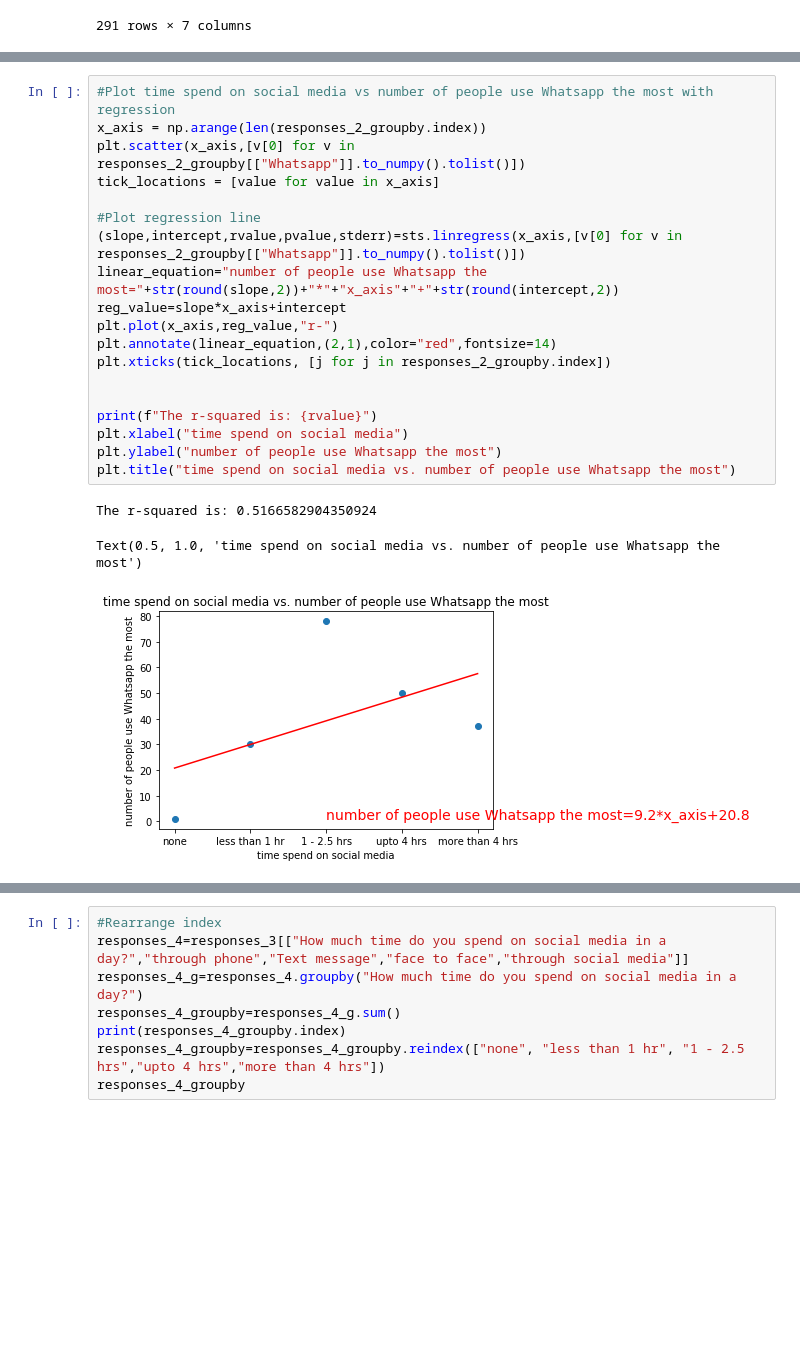
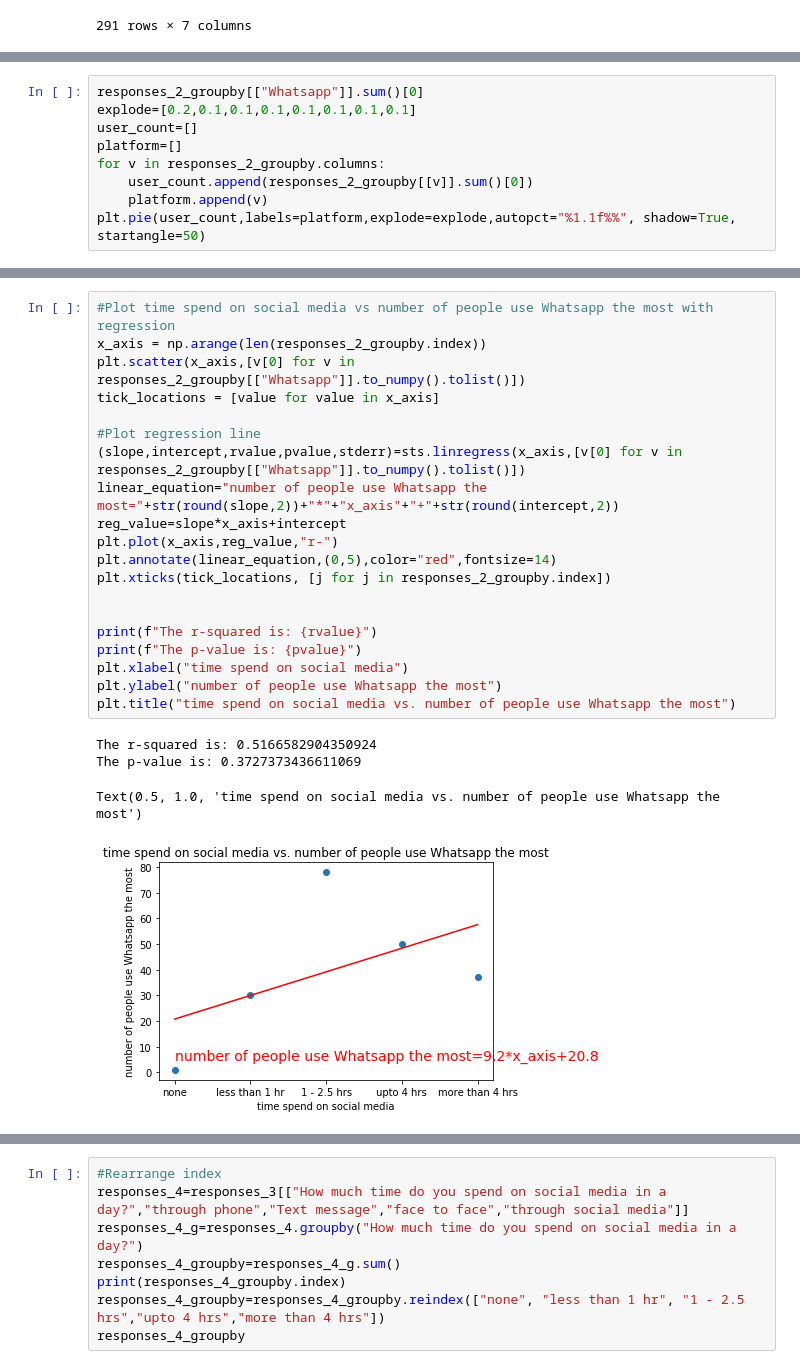
Before and after one commit to stephen823/Group_Project_1-How-Does-Social-Media-Impact-Our-Live, a Jupyter notebook: 002 - Deliverables/Effects_of_Social_Media_Analysis_combined.ipynb, the cells around one changed output, grey strips where cells are left out. Drawn from its saved outputs; the diff is of its cells as text; blank space fills up the shorter version.

```diff
--- a/002 - Deliverables/Effects_of_Social_Media_Analysis_combined.ipynb
+++ b/002 - Deliverables/Effects_of_Social_Media_Analysis_combined.ipynb
@@ -475,3 +475,12 @@ Index(['1 - 2.5 hrs', 'less than 1 hr', 'more than 4 hrs', 'none',
 | 1 - 2.5 hrs | 78 | 32 | 56 | 55 | 12 | 17 | 6 | 1 |
 | upto 4 hrs | 50 | 29 | 44 | 45 | 9 | 11 | 8 | 3 |
 | more than 4 hrs | 37 | 30 | 32 | 32 | 3 | 12 | 5 | 2 |
+# %%
+responses_2_groupby[["Whatsapp"]].sum()[0]
+explode=[0.2,0.1,0.1,0.1,0.1,0.1,0.1,0.1]
+user_count=[]
+platform=[]
+for v in responses_2_groupby.columns:
+    user_count.append(responses_2_groupby[[v]].sum()[0])
+    platform.append(v)
+plt.pie(user_count,labels=platform,explode=explode,autopct="%1.1f%%", shadow=True, startangle=50)
@@ -490,26 +518,28 @@ Text(0.5, 1.0, 'time spend on social media vs. number of people use Whatsapp the
 # %%
 #Plot time spend on social media vs number of people use Whatsapp the most with regression
 x_axis = np.arange(len(responses_2_groupby.index))
 plt.scatter(x_axis,[v[0] for v in responses_2_groupby[["Whatsapp"]].to_numpy().tolist()])
 tick_locations = [value for value in x_axis]
 
 #Plot regression line
 (slope,intercept,rvalue,pvalue,stderr)=sts.linregress(x_axis,[v[0] for v in responses_2_groupby[["Whatsapp"]].to_numpy().tolist()])
 linear_equation="number of people use Whatsapp the most="+str(round(slope,2))+"*"+"x_axis"+"+"+str(round(intercept,2))
 reg_value=slope*x_axis+intercept
 plt.plot(x_axis,reg_value,"r-")
-plt.annotate(linear_equation,(2,1),color="red",fontsize=14)
+plt.annotate(linear_equation,(0,5),color="red",fontsize=14)
 plt.xticks(tick_locations, [j for j in responses_2_groupby.index])
 
 
 print(f"The r-squared is: {rvalue}")
+print(f"The p-value is: {pvalue}")
 plt.xlabel("time spend on social media")
 plt.ylabel("number of people use Whatsapp the most")
 plt.title("time spend on social media vs. number of people use Whatsapp the most")
 # %% [output]
 The r-squared is: 0.5166582904350924
+The p-value is: 0.3727373436611069
 Text(0.5, 1.0, 'time spend on social media vs. number of people use Whatsapp the most')
-[figure, old version]
+[figure, new version]
 # %%
 #Plot time spend on social media vs number of people use Facebook the most
 x_axis = np.arange(len(responses_df2_groupby.index))
```
Also changed, not shown: parts of 51 cells of this notebook.
